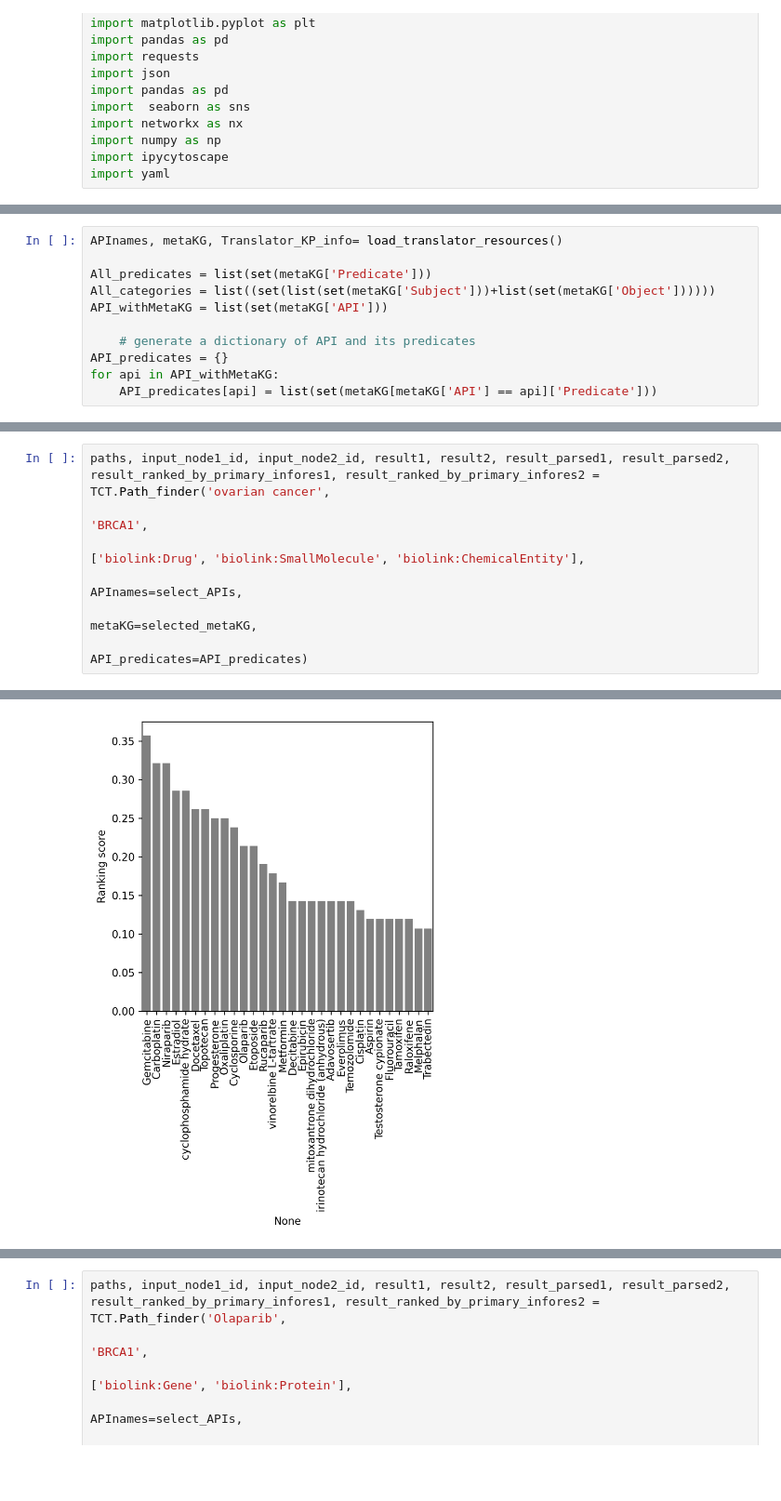
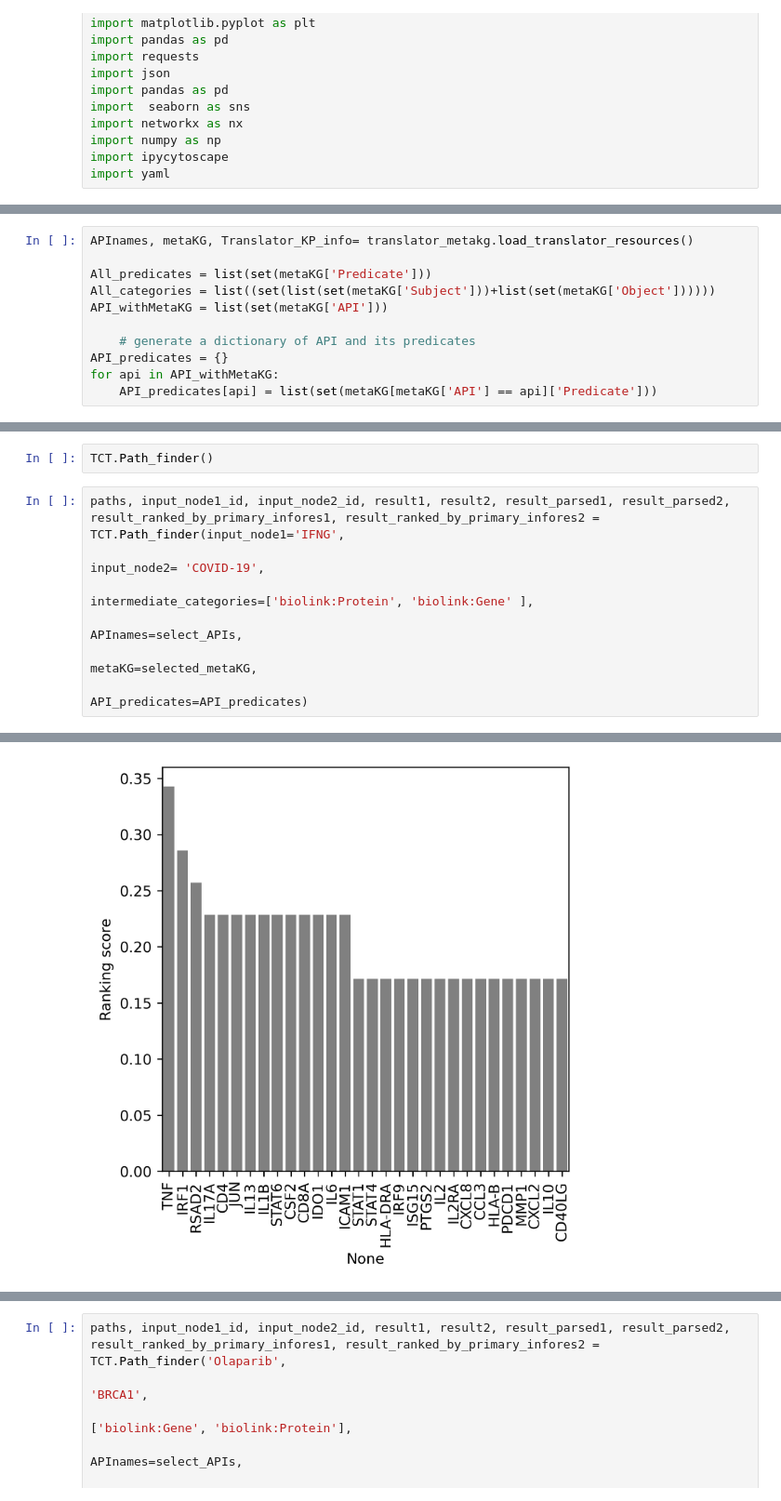
Before and after one commit to sierra-moxon/Translator_component_toolkit, a Jupyter notebook: notebooks/Path_finder.ipynb, the cells around one changed output, grey strips where cells are left out. Shown at 93% size. Drawn from its saved outputs; the diff is of its cells as text; blank space fills up the shorter version.

```diff
--- a/notebooks/Path_finder.ipynb
+++ b/notebooks/Path_finder.ipynb
@@ -36,5 +27,5 @@ def load_translator_resources():
 # %%
-APInames, metaKG, Translator_KP_info= load_translator_resources()
+APInames, metaKG, Translator_KP_info= translator_metakg.load_translator_resources()
 
 All_predicates = list(set(metaKG['Predicate']))
 All_categories = list((set(list(set(metaKG['Subject']))+list(set(metaKG['Object'])))))
@@ -61,7 +81,9 @@ print(selected_metaKG.shape)
+# %%
+TCT.Path_finder()
 # %%
-paths, input_node1_id, input_node2_id, result1, result2, result_parsed1, result_parsed2, result_ranked_by_primary_infores1, result_ranked_by_primary_infores2 = TCT.Path_finder('ovarian cancer',
-                                                                                                                                                                                'BRCA1',
-                                                                                                                                                                                ['biolink:Drug', 'biolink:SmallMolecule', 'biolink:ChemicalEntity'],
+paths, input_node1_id, input_node2_id, result1, result2, result_parsed1, result_parsed2, result_ranked_by_primary_infores1, result_ranked_by_primary_infores2 = TCT.Path_finder(input_node1='IFNG',
+                                                                                                                                                                                input_node2= 'COVID-19',
+                                                                                                                                                                                intermediate_categories=['biolink:Protein', 'biolink:Gene' ],
                                                                                                                                                                                 APInames=select_APIs,
                                                                                                                                                                                 metaKG=selected_metaKG,
                                                                                                                                                                                 API_predicates=API_predicates)
@@ -86 +108 @@ NodeNorm does not know about these identifiers: CHEBI:16541,CHEBI:35222
-[figure, old version]
+[figure, new version]
```
Also changed, not shown: parts of 21 cells of this notebook, 3 other files.
